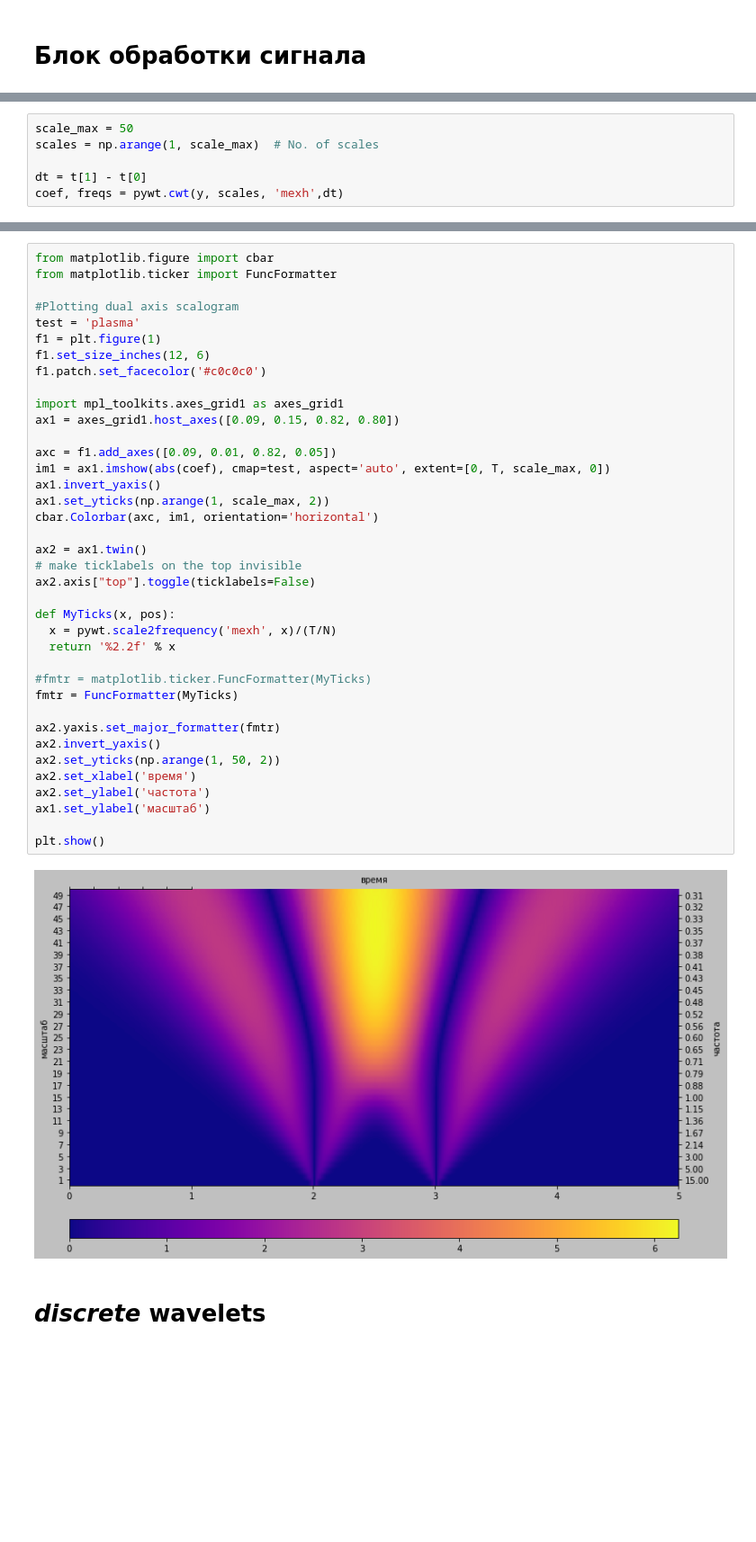
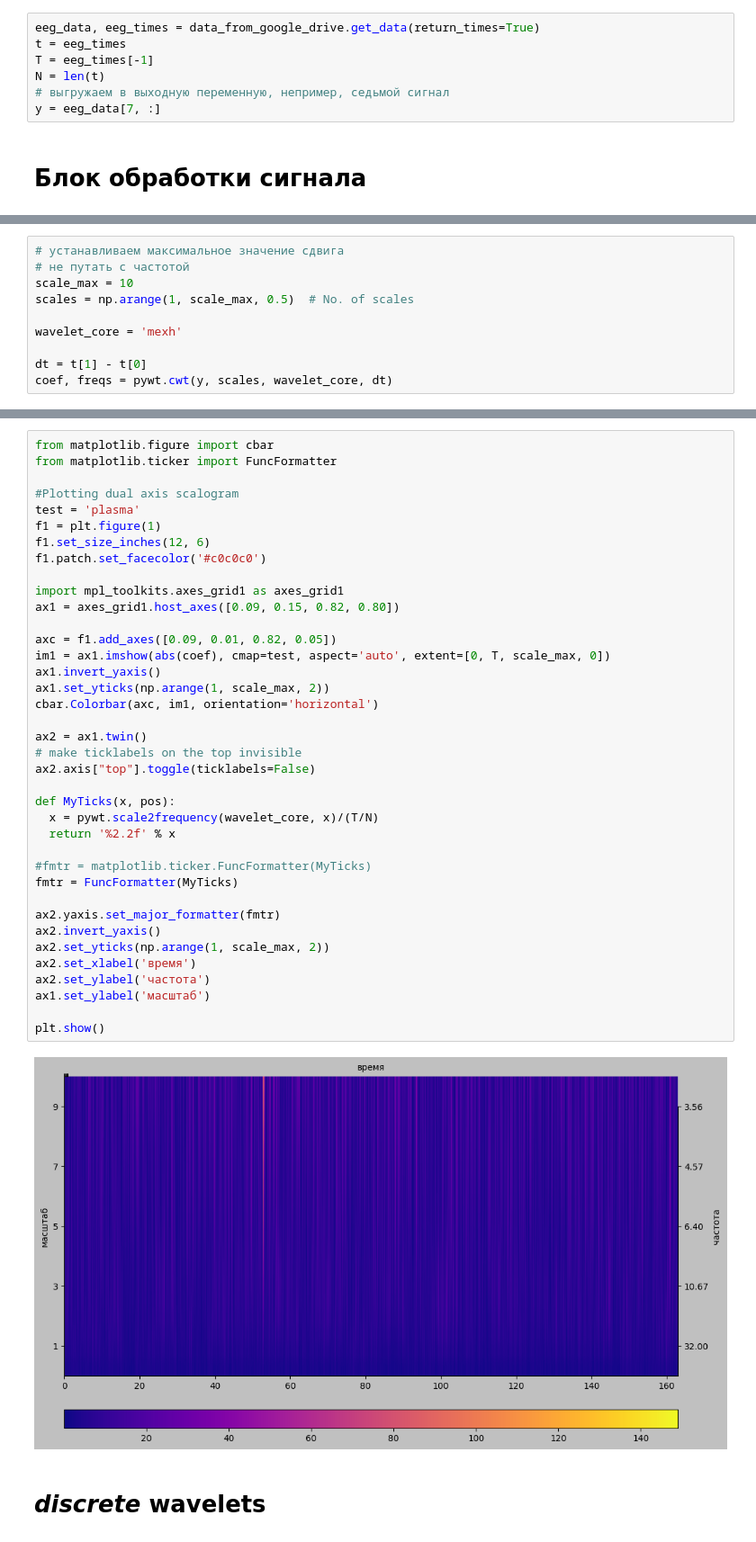
Before and after one commit to TAUforPython/wavelets, a Jupyter notebook: wavelets_cwt_+_dwt_example.ipynb, the cells around one changed output, grey strips where cells are left out. Shown at 90% size. Cells and saved outputs as stored; diff of their text form; blank space fills up the shorter version.

```diff
--- a/wavelets_cwt_+_dwt_example.ipynb
+++ b/wavelets_cwt_+_dwt_example.ipynb
@@ -64,3 +126,10 @@ y = 1 - np.exp(-t) + 0*np.random.normal(0, scale=0.5, size=len(t))
+# %%
+eeg_data, eeg_times = data_from_google_drive.get_data(return_times=True)
+t = eeg_times
+T = eeg_times[-1]
+N = len(t)
+# выгружаем в выходную переменную, непример, седьмой сигнал
+y = eeg_data[7, :]
 # %% [markdown]
 # Блок обработки сигнала
 # %%
@@ -90,9 +163,13 @@ plt.show()
 # %%
-scale_max = 50
-scales = np.arange(1, scale_max)  # No. of scales
+# устанавливаем максимальное значение сдвига
+# не путать с частотой
+scale_max = 10
+scales = np.arange(1, scale_max, 0.5)  # No. of scales
+
+wavelet_core = 'mexh'
 
 dt = t[1] - t[0]
-coef, freqs = pywt.cwt(y, scales, 'mexh',dt)
+coef, freqs = pywt.cwt(y, scales, wavelet_core, dt)
 # %%
 # вейвлет-преобразование построено относительно масштаба материнского вейвлета
 # чтобы вернуться в область частот - необходимо перевести масштаб в частоту!
@@ -150,36 +227,36 @@ f1 = plt.figure(1)
 f1.set_size_inches(12, 6)
 f1.patch.set_facecolor('#c0c0c0')
 
 import mpl_toolkits.axes_grid1 as axes_grid1
 ax1 = axes_grid1.host_axes([0.09, 0.15, 0.82, 0.80])
 
 axc = f1.add_axes([0.09, 0.01, 0.82, 0.05])
 im1 = ax1.imshow(abs(coef), cmap=test, aspect='auto', extent=[0, T, scale_max, 0])
 ax1.invert_yaxis()
 ax1.set_yticks(np.arange(1, scale_max, 2))
 cbar.Colorbar(axc, im1, orientation='horizontal')
 
 ax2 = ax1.twin()
 # make ticklabels on the top invisible
 ax2.axis["top"].toggle(ticklabels=False)
 
 def MyTicks(x, pos):
-  x = pywt.scale2frequency('mexh', x)/(T/N)
+  x = pywt.scale2frequency(wavelet_core, x)/(T/N)
   return '%2.2f' % x
 
 #fmtr = matplotlib.ticker.FuncFormatter(MyTicks)
 fmtr = FuncFormatter(MyTicks)
 
 ax2.yaxis.set_major_formatter(fmtr)
 ax2.invert_yaxis()
-ax2.set_yticks(np.arange(1, 50, 2))
+ax2.set_yticks(np.arange(1, scale_max, 2))
 ax2.set_xlabel('время')
 ax2.set_ylabel('частота')
 ax1.set_ylabel('масштаб')
 
 plt.show()
 # %% [output]
-[figure, old version]
+[figure, new version]
 # %% [markdown]
 # *discrete* wavelets
 # %% [markdown]
```
Also changed, not shown: parts of 20 cells of this notebook.
